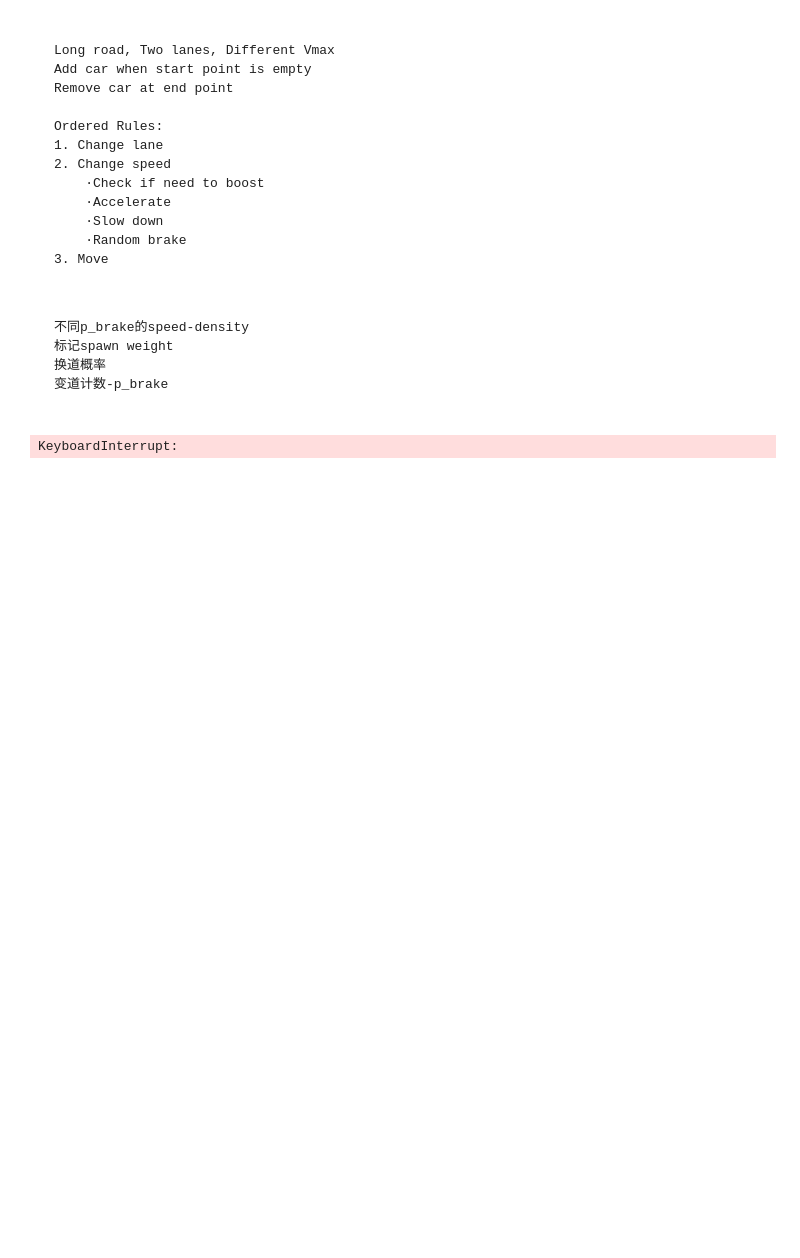
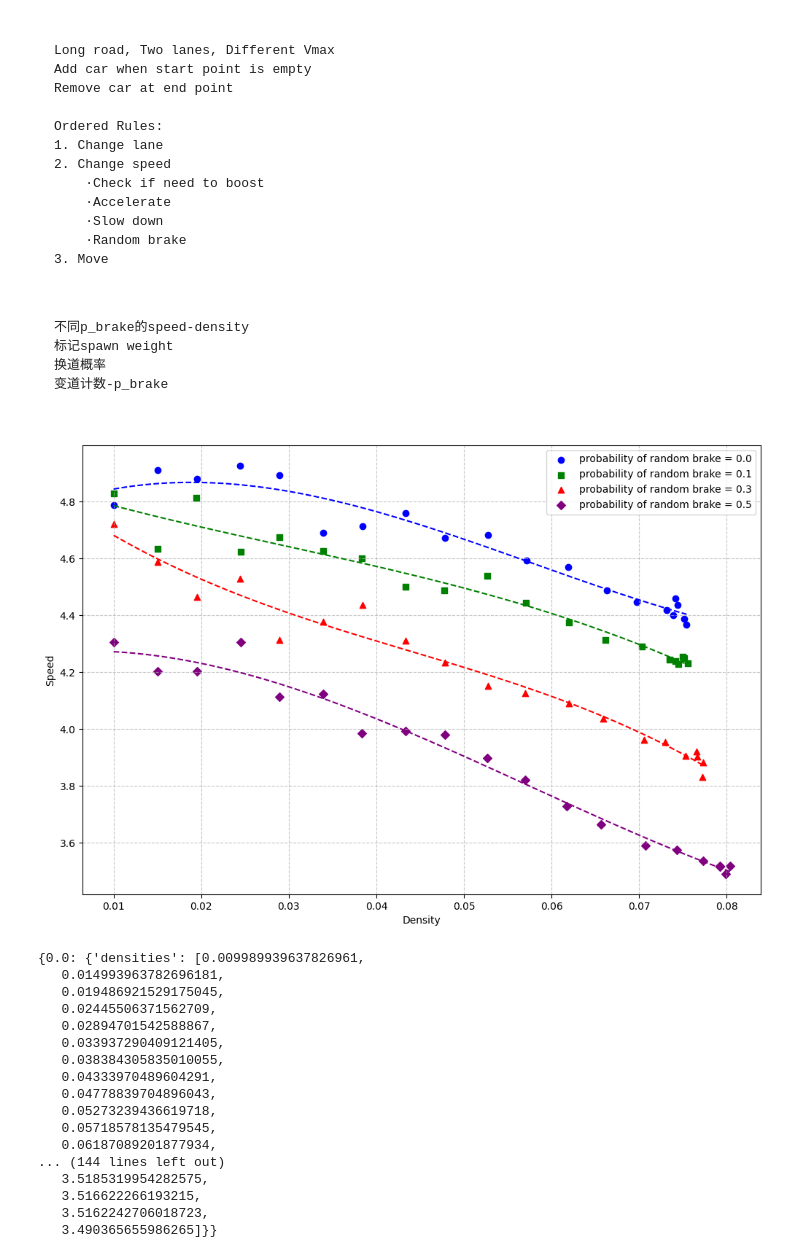
Before and after one commit to summer-dimples/summer, a Jupyter notebook: Long_Model.ipynb, the cells around one changed output. Drawn from its saved outputs; the diff is of its cells as text; code cells hidden in the pictures; blank space fills up the shorter version.

```diff
--- a/Long_Model.ipynb
+++ b/Long_Model.ipynb
@@ -437,7 +437,7 @@ def plot_fundamental_diagrams(length=500, t0=200, steps=500, interval_size=1):
 def compare_brake_chances():
     length = 1000
     t0 = 500
-    steps = 2000
+    steps = 1500
     interval_size = 10
 
     brake_chances = [0.0, 0.1, 0.3, 0.5]
@@ -479,34 +479,51 @@ def compare_brake_chances():
             results['velocities'],
             color=colors[i % len(colors)],
             marker=markers[i % len(markers)],
             label=f'probability of random brake = {brake_chance}'
         )
 
         if len(results['densities']) > 1:
             try:
                 z = np.polyfit(results['densities'], results['velocities'], 3)
                 p = np.poly1d(z)
                 x_range = np.linspace(min(results['densities']), max(results['densities']), 100)
                 plt.plot(x_range, p(x_range), color=colors[i % len(colors)], linestyle='--')
             except:
                 pass
 
     plt.xlabel('Density')
     plt.ylabel('Speed')
     plt.title('')
     plt.grid(True, linestyle='--', alpha=0.7)
     plt.legend()
 
 
     plt.savefig('speed_density_comparison.png', dpi=300, bbox_inches='tight')
     plt.show()
 
     return all_results
 
 np.random.seed(3)
 compare_brake_chances()
 # %% [output]
+[figure, added]
-KeyboardInterrupt:
+{0.0: {'densities': [0.009989939637826961,
+   0.014993963782696181,
+   0.019486921529175045,
+   0.02445506371562709,
+   0.02894701542588867,
+   0.033937290409121405,
+   0.038384305835010055,
+   0.04333970489604291,
+   0.04778839704896043,
+   0.05273239436619718,
+   0.05718578135479545,
+   0.06187089201877934,
+... (144 lines left out)
+   3.5185319954282575,
+   3.516622266193215,
+   3.5162242706018723,
+   3.490365655986265]}}
 # %%
 from matplotlib.animation import FuncAnimation, PillowWriter
 import matplotlib.pyplot as plt
```
Also changed, not shown: 1 other file.
